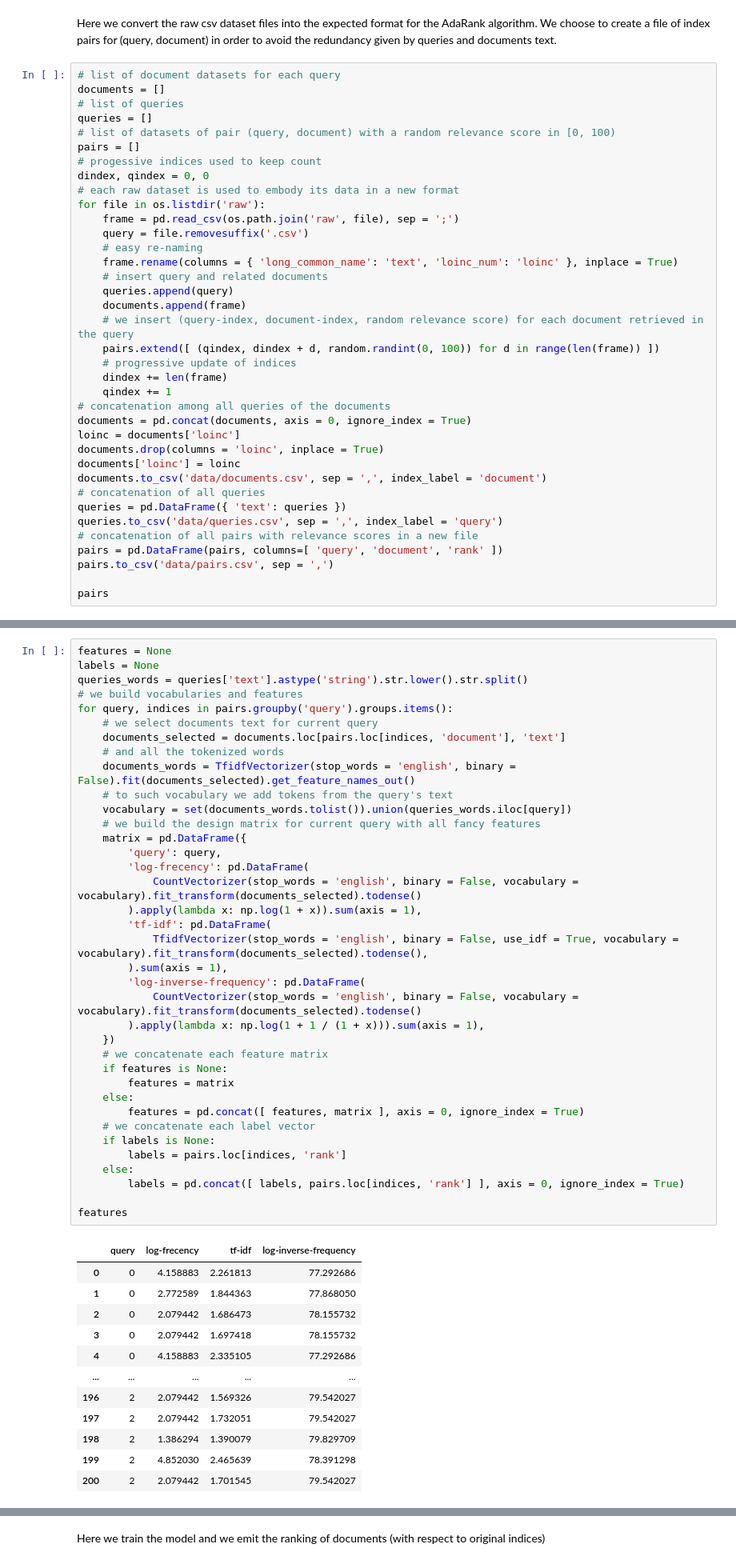
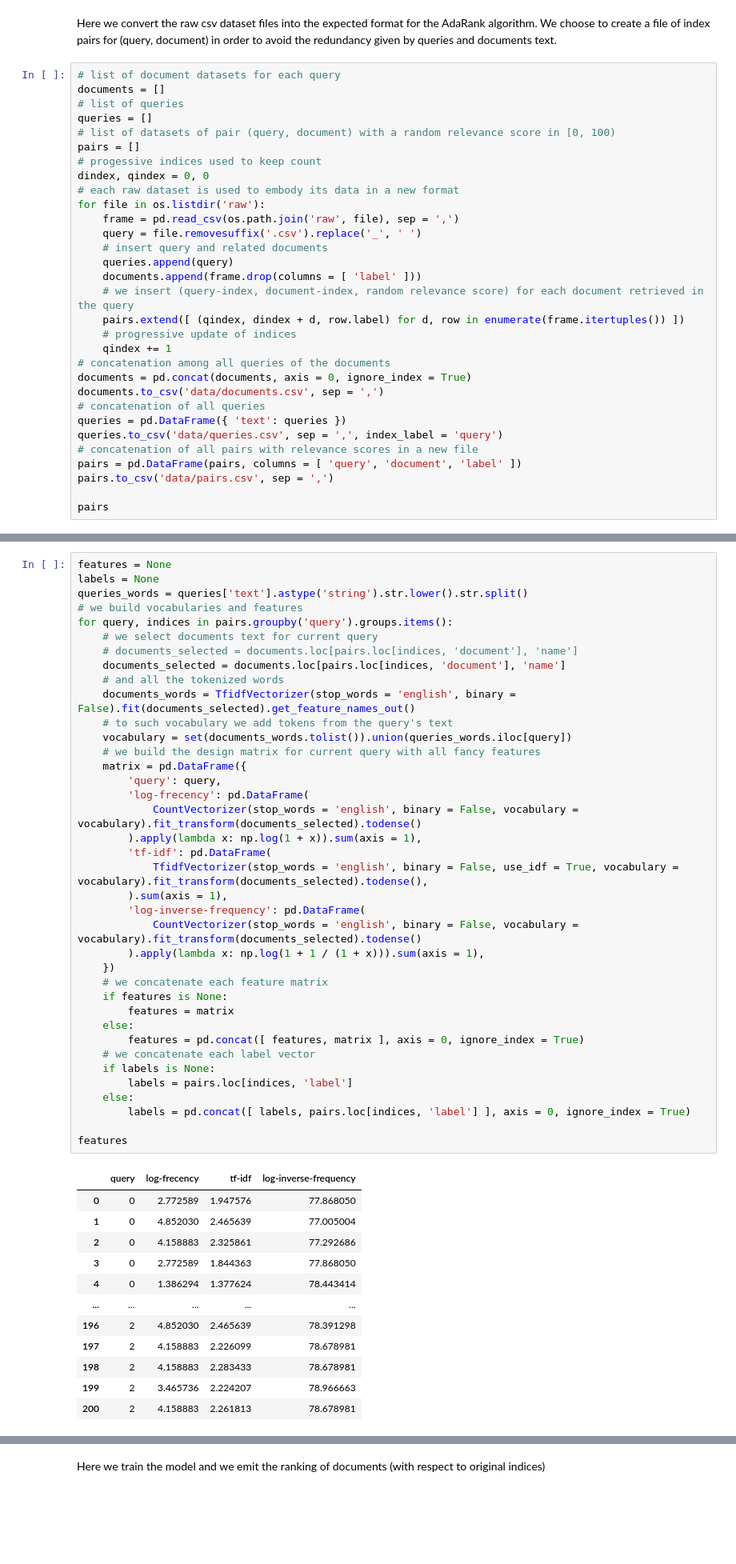
Before and after one commit to buttaciemanuel/adarank-demo, a Jupyter notebook: demo.ipynb, the cells around one changed output, grey strips where cells are left out. Shown at 80% size. Saved outputs shown, nothing was run; the diff lists cells and outputs as text; blank space fills up the shorter version.

Commit message:
fixed files with chosen labels

```diff
--- a/demo.ipynb
+++ b/demo.ipynb
@@ -32,29 +44,23 @@ pairs = []
 dindex, qindex = 0, 0
 # each raw dataset is used to embody its data in a new format
 for file in os.listdir('raw'):
-    frame = pd.read_csv(os.path.join('raw', file), sep = ';')
-    query = file.removesuffix('.csv')
-    # easy re-naming
-    frame.rename(columns = { 'long_common_name': 'text', 'loinc_num': 'loinc' }, inplace = True)
+    frame = pd.read_csv(os.path.join('raw', file), sep = ',')
+    query = file.removesuffix('.csv').replace('_', ' ')
     # insert query and related documents
     queries.append(query)
-    documents.append(frame)
+    documents.append(frame.drop(columns = [ 'label' ]))
     # we insert (query-index, document-index, random relevance score) for each document retrieved in the query
-    pairs.extend([ (qindex, dindex + d, random.randint(0, 100)) for d in range(len(frame)) ])
+    pairs.extend([ (qindex, dindex + d, row.label) for d, row in enumerate(frame.itertuples()) ])
     # progressive update of indices
-    dindex += len(frame)
     qindex += 1
 # concatenation among all queries of the documents
 documents = pd.concat(documents, axis = 0, ignore_index = True)
-loinc = documents['loinc']
-documents.drop(columns = 'loinc', inplace = True)
-documents['loinc'] = loinc
-documents.to_csv('data/documents.csv', sep = ',', index_label = 'document')
+documents.to_csv('data/documents.csv', sep = ',')
 # concatenation of all queries
 queries = pd.DataFrame({ 'text': queries })
 queries.to_csv('data/queries.csv', sep = ',', index_label = 'query')
 # concatenation of all pairs with relevance scores in a new file
-pairs = pd.DataFrame(pairs, columns=[ 'query', 'document', 'rank' ])
+pairs = pd.DataFrame(pairs, columns = [ 'query', 'document', 'label' ])
 pairs.to_csv('data/pairs.csv', sep = ',')
 
 pairs
@@ -89,49 +95,50 @@ queries_words = queries['text'].astype('string').str.lower().str.split()
 # we build vocabularies and features
 for query, indices in pairs.groupby('query').groups.items():
     # we select documents text for current query
-    documents_selected = documents.loc[pairs.loc[indices, 'document'], 'text']
+    # documents_selected = documents.loc[pairs.loc[indices, 'document'], 'name']
+    documents_selected = documents.loc[pairs.loc[indices, 'document'], 'name']
     # and all the tokenized words
     documents_words = TfidfVectorizer(stop_words = 'english', binary = False).fit(documents_selected).get_feature_names_out()
     # to such vocabulary we add tokens from the query's text
     vocabulary = set(documents_words.tolist()).union(queries_words.iloc[query])
     # we build the design matrix for current query with all fancy features
     matrix = pd.DataFrame({
         'query': query,
         'log-frecency': pd.DataFrame(
             CountVectorizer(stop_words = 'english', binary = False, vocabulary = vocabulary).fit_transform(documents_selected).todense()
         ).apply(lambda x: np.log(1 + x)).sum(axis = 1),
         'tf-idf': pd.DataFrame(
             TfidfVectorizer(stop_words = 'english', binary = False, use_idf = True, vocabulary = vocabulary).fit_transform(documents_selected).todense(),
         ).sum(axis = 1),
         'log-inverse-frequency': pd.DataFrame(
             CountVectorizer(stop_words = 'english', binary = False, vocabulary = vocabulary).fit_transform(documents_selected).todense()
         ).apply(lambda x: np.log(1 + 1 / (1 + x))).sum(axis = 1),
     })
     # we concatenate each feature matrix
     if features is None:
         features = matrix
     else:
         features = pd.concat([ features, matrix ], axis = 0, ignore_index = True)
     # we concatenate each label vector
     if labels is None:
-        labels = pairs.loc[indices, 'rank']
+        labels = pairs.loc[indices, 'label']
     else:
-        labels = pd.concat([ labels, pairs.loc[indices, 'rank'] ], axis = 0, ignore_index = True)
+        labels = pd.concat([ labels, pairs.loc[indices, 'label'] ], axis = 0, ignore_index = True)
 
 features
 # %% [output]
 |  | query | log-frecency | tf-idf | log-inverse-frequency |
-| 0 | 0 | 4.158883 | 2.261813 | 77.292686 |
-| 1 | 0 | 2.772589 | 1.844363 | 77.868050 |
-| 2 | 0 | 2.079442 | 1.686473 | 78.155732 |
-| 3 | 0 | 2.079442 | 1.697418 | 78.155732 |
-| 4 | 0 | 4.158883 | 2.335105 | 77.292686 |
+| 0 | 0 | 2.772589 | 1.947576 | 77.868050 |
+| 1 | 0 | 4.852030 | 2.465639 | 77.005004 |
+| 2 | 0 | 4.158883 | 2.325861 | 77.292686 |
+| 3 | 0 | 2.772589 | 1.844363 | 77.868050 |
+| 4 | 0 | 1.386294 | 1.377624 | 78.443414 |
 | ... | ... | ... | ... | ... |
-| 196 | 2 | 2.079442 | 1.569326 | 79.542027 |
-| 197 | 2 | 2.079442 | 1.732051 | 79.542027 |
-| 198 | 2 | 1.386294 | 1.390079 | 79.829709 |
-| 199 | 2 | 4.852030 | 2.465639 | 78.391298 |
-| 200 | 2 | 2.079442 | 1.701545 | 79.542027 |
+| 196 | 2 | 4.852030 | 2.465639 | 78.391298 |
+| 197 | 2 | 4.158883 | 2.226099 | 78.678981 |
+| 198 | 2 | 4.158883 | 2.283433 | 78.678981 |
+| 199 | 2 | 3.465736 | 2.224207 | 78.966663 |
+| 200 | 2 | 4.158883 | 2.261813 | 78.678981 |
 201 rows × 4 columns
 # %% [markdown]
 ## 3. AdaRank implementation
```
Also changed, not shown: parts of 7 cells of this notebook, 9 other files.
